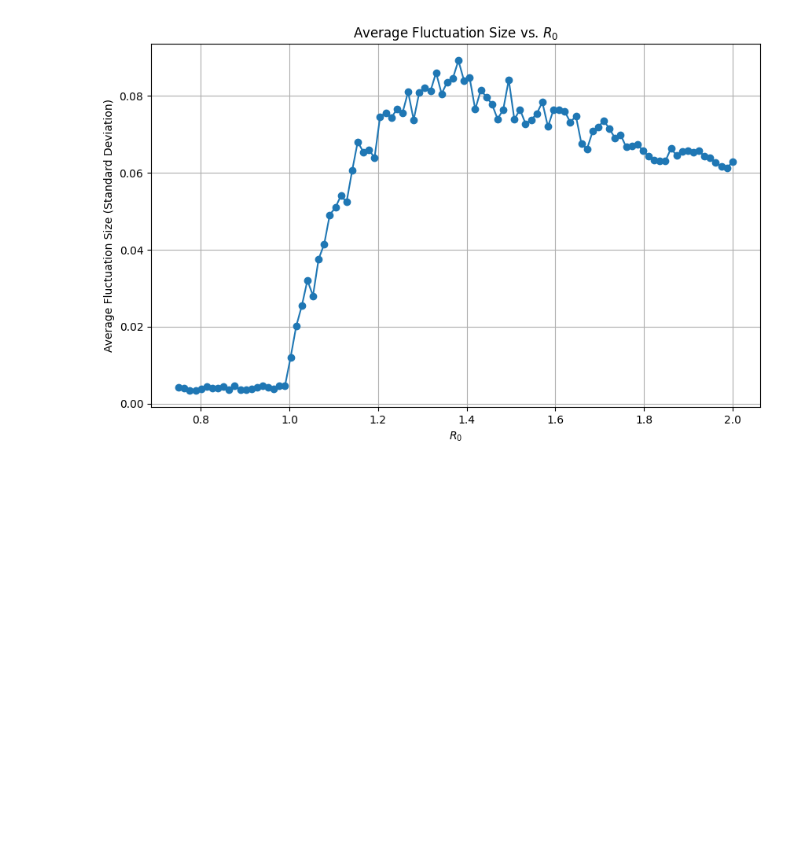
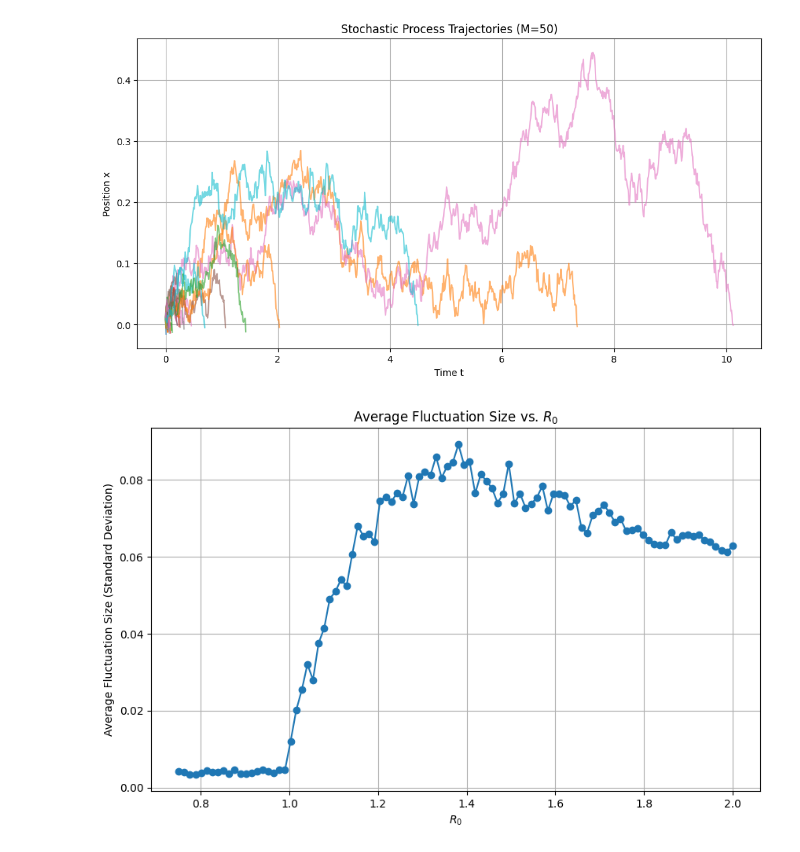
Before and after one commit to AlfredBendtzonHansen/bifurcation-fluct-SIR, a Jupyter notebook: SDE_transcritical.ipynb, the cells around one changed output. Cells and saved outputs as stored; diff of their text form; code cells hidden in the pictures; blank space fills up the shorter version.

```diff
--- a/SDE_transcritical.ipynb
+++ b/SDE_transcritical.ipynb
@@ -102,0 +103,63 @@ Simulation 50 stopped at time t = 0.10 because x reached -0.0093
+# %%
+# Parameters
+R0 = 0.9995          # Control parameter R0 > 1
+sigma = 0.1       # Standard deviation of the Gaussian noise
+dt = 0.01         # Time step
+T = 100            # Total time
+N = int(T / dt)   # Maximum number of time steps
+M = 50            # Number of simulations
+
+# Potential function
+def potential(x, R0):
+    return -0.5 * (R0 - 1) * x**2 + (1/3) * x**3
+
+# Force derived from the potential (negative gradient)
+def force(x, R0):
+    return -( - (R0 - 1) * x + x**2 )
+
+# Initialize lists to store all trajectories
+all_x = []    # List to store positions from all simulations
+all_time = [] # List to store corresponding time arrays
+
+# Simulate M stochastic processes
+for sim in range(M):
+    x = [0.01]  # Start at the fixed point x = R0 - 1
+    time = [0]
+
+    for i in range(1, N):
+        deterministic = force(x[-1], R0) * dt
+        stochastic = sigma * np.sqrt(dt) * np.random.normal()
+        x_new = x[-1] + deterministic + stochastic
+
+        # Check if x hits 0 or goes below
+        if x_new <= 0:
+            # Append the last position and time
+            x.append(x_new)
+            time.append(i * dt)
+            print(f"Simulation {sim+1} stopped at time t = {i * dt:.2f} because x reached {x_new:.4f}")
+            break
+
+        x.append(x_new)
+        time.append(i * dt)
+    else:
+        # If the loop didn't break, the simulation reached the maximum time
+        print(f"Simulation {sim+1} reached the maximum time without hitting x <= 0")
+
+    # Store the trajectory
+    all_x.append(np.array(x))
+    all_time.append(np.array(time))
+
+# Plot all trajectories
+plt.figure(figsize=(12, 6))
+for i in range(M):
+    plt.plot(all_time[i], all_x[i], label=f'Simulation {i+1}', alpha=0.6)
+
+plt.xlabel('Time t')
+plt.ylabel('Position x')
+plt.title(f'Stochastic Process Trajectories (M={M})')
+# If M is large, we might not want to show all labels
+if M <= 10:
+    plt.legend()
+plt.grid(True)
+plt.show()
+# %% [output]
@@ -103,3 +183,4 @@ Simulation 50 stopped at time t = 0.10 because x reached -0.0093
+[figure, added]
 # %%
 import numpy as np
 import matplotlib.pyplot as plt
```
Also changed, not shown: parts of 8 cells of this notebook, 4 other files.
